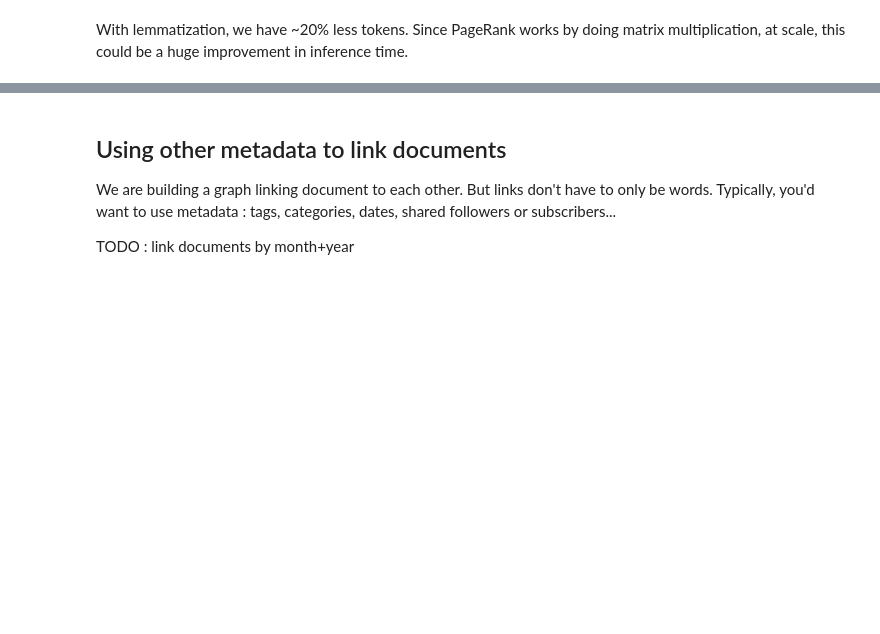
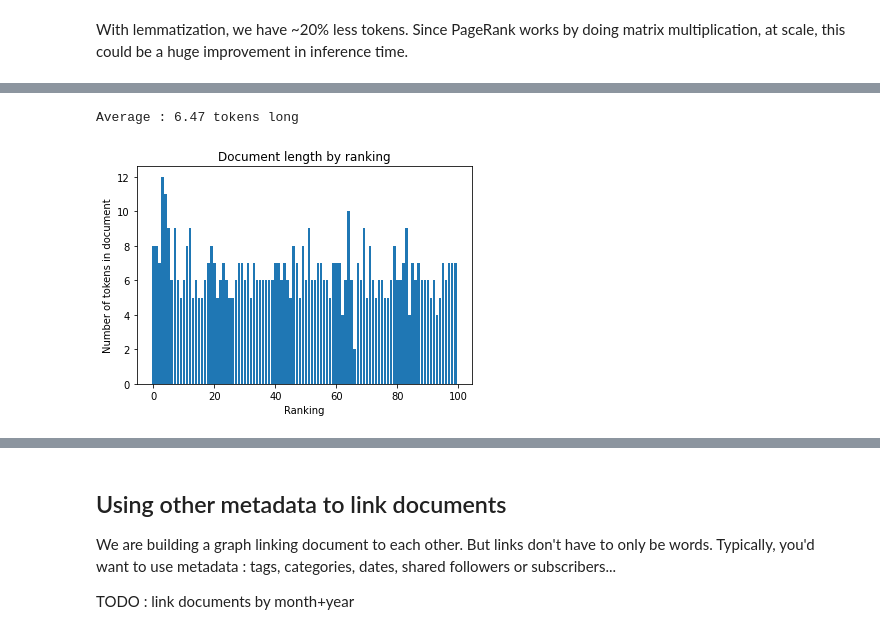
Before and after one commit to oulianov/explorative-search, a Jupyter notebook: graph-search.ipynb, the cells around one changed output, grey strips where cells are left out. Cells and saved outputs as stored; diff of their text form; code cells hidden in the pictures; blank space fills up the shorter version.

```diff
--- a/graph-search.ipynb
+++ b/graph-search.ipynb
@@ -289,0 +474,10 @@ todo: TF-IDF + threshold
+# %%
+freq = TfidfVectorizer(min_df=2, stop_words=stop_words, use_idf=False, vocabulary=tfidf.vocabulary_)
+adjacency_freq = freq.fit_transform(df['headline_text'])
+
+adjacency_idf = adjacency_tfidf.copy()
+adjacency_idf.data = adjacency_idf.data / adjacency_freq.data
+
+print("IDF encoding")
+scores_idf = bpr.fit_transform(adjacency_idf, seeds_col={tfidf.vocabulary_["house"]:1})
+disp_results(df, scores_idf)
@@ -289,0 +496,5 @@ todo: TF-IDF + threshold
+# %%
+disp_len(df, scores_idf, 100)
+# %% [output]
+Average : 6.47 tokens long
+[figure, added]
```
Also changed, not shown: parts of 52 cells of this notebook.
